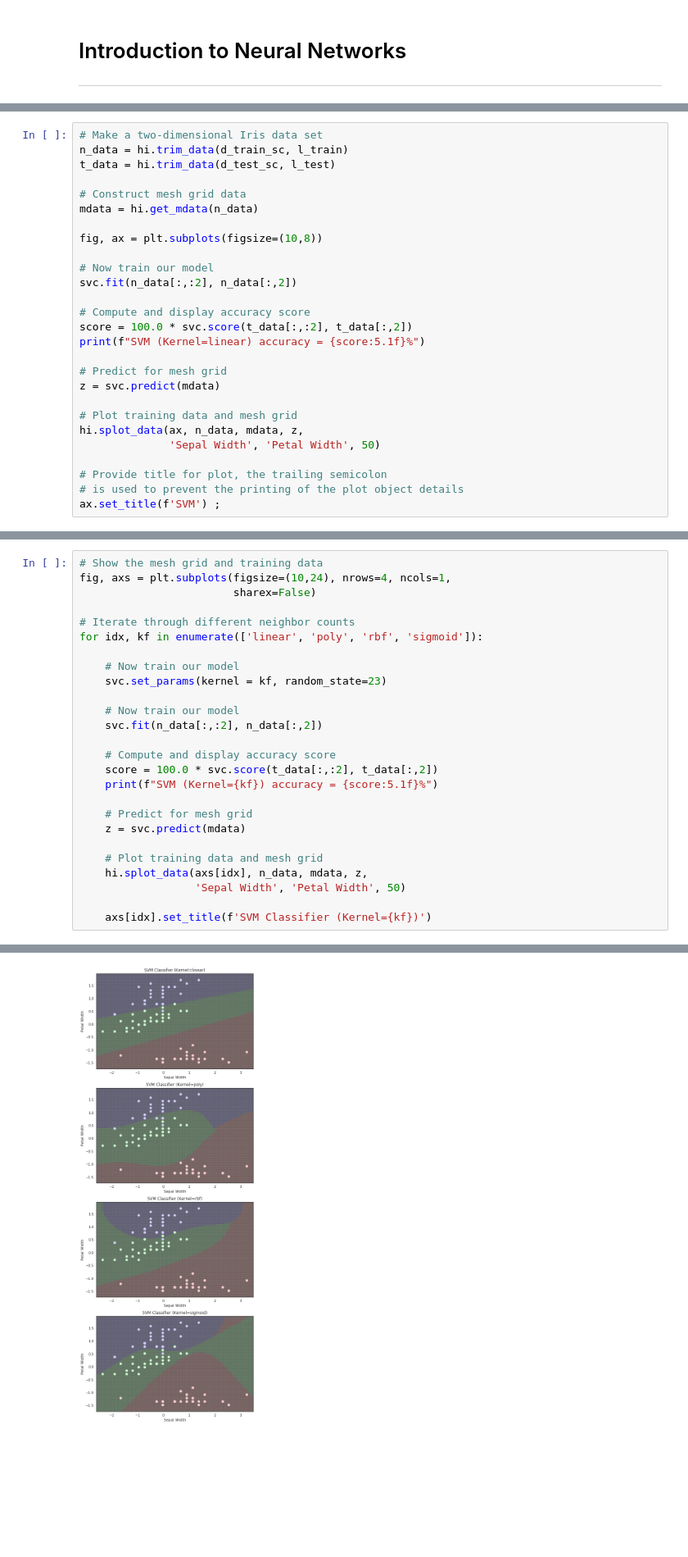
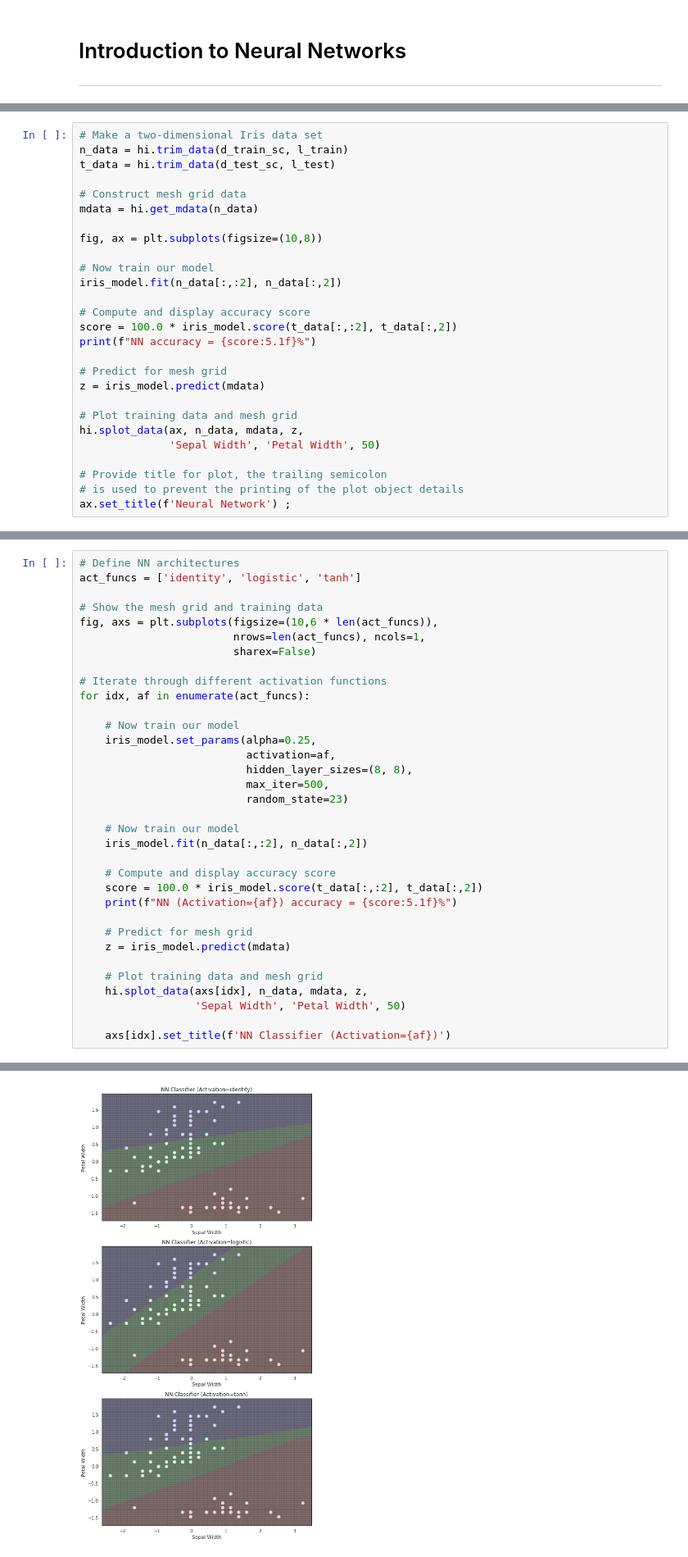
Before and after one commit to liweiweng/accy571-fa17, a Jupyter notebook: Module4/notebooks/intro2nn.ipynb, the cells around one changed output, grey strips where cells are left out. Shown: that part at 82% size. Saved outputs shown, nothing was run; the diff lists cells and outputs as text; blank space fills up the shorter version.

```diff
--- a/Module4/notebooks/intro2nn.ipynb
+++ b/Module4/notebooks/intro2nn.ipynb
@@ -332,14 +174,14 @@ mdata = hi.get_mdata(n_data)
 fig, ax = plt.subplots(figsize=(10,8))
 
 # Now train our model
-svc.fit(n_data[:,:2], n_data[:,2])
+iris_model.fit(n_data[:,:2], n_data[:,2])
 
 # Compute and display accuracy score
-score = 100.0 * svc.score(t_data[:,:2], t_data[:,2])
-print(f"SVM (Kernel=linear) accuracy = {score:5.1f}%")
+score = 100.0 * iris_model.score(t_data[:,:2], t_data[:,2])
+print(f"NN accuracy = {score:5.1f}%")
 
 # Predict for mesh grid
-z = svc.predict(mdata)
+z = iris_model.predict(mdata)
 
 # Plot training data and mesh grid
 hi.splot_data(ax, n_data, mdata, z,
@@ -347,5 +189,5 @@ hi.splot_data(ax, n_data, mdata, z,
 
 # Provide title for plot, the trailing semicolon
 # is used to prevent the printing of the plot object details
-ax.set_title(f'SVM') ;
+ax.set_title(f'Neural Network') ;
 # %% [output]
@@ -379,27 +224,35 @@ Note how the resulting decisions surfaces are no longer dominated by the linear
 # %%
+# Define NN architectures
+act_funcs = ['identity', 'logistic', 'tanh']
+
 # Show the mesh grid and training data
-fig, axs = plt.subplots(figsize=(10,24), nrows=4, ncols=1,
+fig, axs = plt.subplots(figsize=(10,6 * len(act_funcs)),
+                        nrows=len(act_funcs), ncols=1,
                         sharex=False)
 
-# Iterate through different neighbor counts
-for idx, kf in enumerate(['linear', 'poly', 'rbf', 'sigmoid']):
+# Iterate through different activation functions
+for idx, af in enumerate(act_funcs):
 
     # Now train our model
-    svc.set_params(kernel = kf, random_state=23)
+    iris_model.set_params(alpha=0.25,
+                          activation=af,
+                          hidden_layer_sizes=(8, 8),
+                          max_iter=500,
+                          random_state=23)
 
     # Now train our model
-    svc.fit(n_data[:,:2], n_data[:,2])
+    iris_model.fit(n_data[:,:2], n_data[:,2])
 
     # Compute and display accuracy score
-    score = 100.0 * svc.score(t_data[:,:2], t_data[:,2])
-    print(f"SVM (Kernel={kf}) accuracy = {score:5.1f}%")
+    score = 100.0 * iris_model.score(t_data[:,:2], t_data[:,2])
+    print(f"NN (Activation={af}) accuracy = {score:5.1f}%")
 
     # Predict for mesh grid
-    z = svc.predict(mdata)
+    z = iris_model.predict(mdata)
 
     # Plot training data and mesh grid
     hi.splot_data(axs[idx], n_data, mdata, z,
                   'Sepal Width', 'Petal Width', 50)
 
-    axs[idx].set_title(f'SVM Classifier (Kernel={kf})')
+    axs[idx].set_title(f'NN Classifier (Activation={af})')
 # %% [output]
@@ -410 +262 @@ SVM (Kernel=sigmoid) accuracy =  95.0%
-[figure, old version]
+[figure, new version]
```
Also changed, not shown: parts of 58 cells of this notebook, 4 other files.
